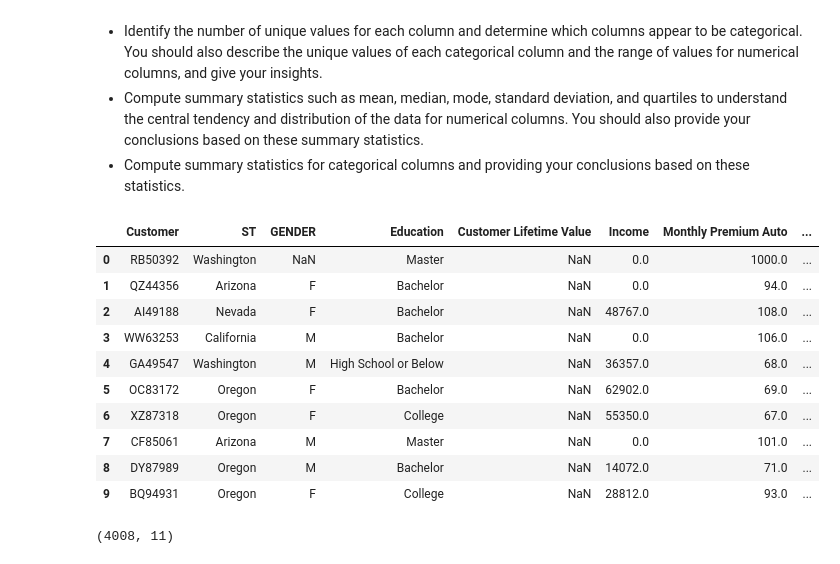
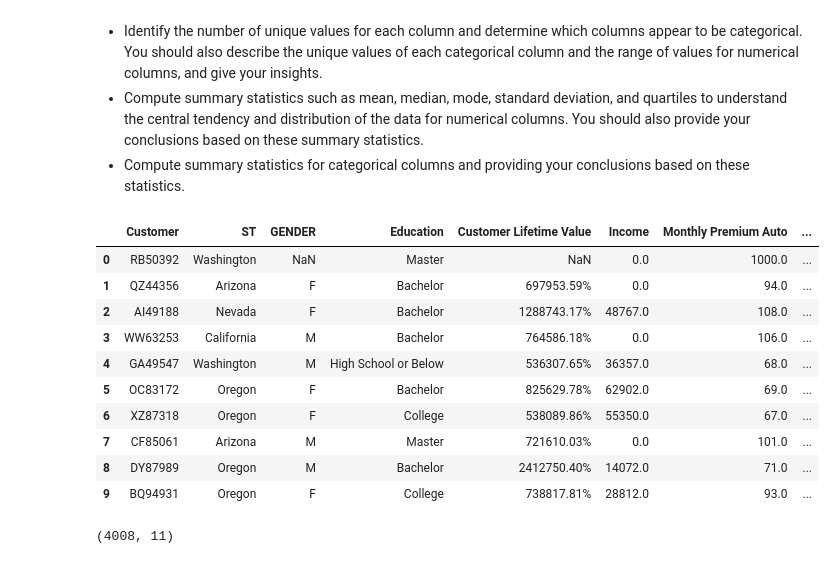
Before and after one commit to JoaoSobralpt/lab-dw-pandas, a Jupyter notebook: lab-dw-pandas.ipynb, the cells around one changed output. Drawn from its saved outputs; the diff is of its cells as text; code cells hidden in the pictures.

```diff
--- a/lab-dw-pandas.ipynb
+++ b/lab-dw-pandas.ipynb
@@ -47,20 +47,20 @@ In this challenge, you will use pandas to explore a given dataset. Your task is
 # %%
 import pandas as pd
 
 customer = pd.read_csv('costumer.csv')
-display(costumer.head(10))
+display(customer.head(10))
 # %% [output]
 |  | Customer | ST | GENDER | Education | Customer Lifetime Value | Income | Monthly Premium Auto | ... |
 | 0 | RB50392 | Washington | NaN | Master | NaN | 0.0 | 1000.0 | ... |
-| 1 | QZ44356 | Arizona | F | Bachelor | NaN | 0.0 | 94.0 | ... |
-| 2 | AI49188 | Nevada | F | Bachelor | NaN | 48767.0 | 108.0 | ... |
-| 3 | WW63253 | California | M | Bachelor | NaN | 0.0 | 106.0 | ... |
-| 4 | GA49547 | Washington | M | High School or Below | NaN | 36357.0 | 68.0 | ... |
-| 5 | OC83172 | Oregon | F | Bachelor | NaN | 62902.0 | 69.0 | ... |
-| 6 | XZ87318 | Oregon | F | College | NaN | 55350.0 | 67.0 | ... |
-| 7 | CF85061 | Arizona | M | Master | NaN | 0.0 | 101.0 | ... |
-| 8 | DY87989 | Oregon | M | Bachelor | NaN | 14072.0 | 71.0 | ... |
-| 9 | BQ94931 | Oregon | F | College | NaN | 28812.0 | 93.0 | ... |
+| 1 | QZ44356 | Arizona | F | Bachelor | 697953.59% | 0.0 | 94.0 | ... |
+| 2 | AI49188 | Nevada | F | Bachelor | 1288743.17% | 48767.0 | 108.0 | ... |
+| 3 | WW63253 | California | M | Bachelor | 764586.18% | 0.0 | 106.0 | ... |
+| 4 | GA49547 | Washington | M | High School or Below | 536307.65% | 36357.0 | 68.0 | ... |
+| 5 | OC83172 | Oregon | F | Bachelor | 825629.78% | 62902.0 | 69.0 | ... |
+| 6 | XZ87318 | Oregon | F | College | 538089.86% | 55350.0 | 67.0 | ... |
+| 7 | CF85061 | Arizona | M | Master | 721610.03% | 0.0 | 101.0 | ... |
+| 8 | DY87989 | Oregon | M | Bachelor | 2412750.40% | 14072.0 | 71.0 | ... |
+| 9 | BQ94931 | Oregon | F | College | 738817.81% | 28812.0 | 93.0 | ... |
 # %%
 #Identify the dimensions of the dataset by determining the number of rows and columns it contains.
 customer.shape
```
Also changed, not shown: parts of 11 cells of this notebook.
